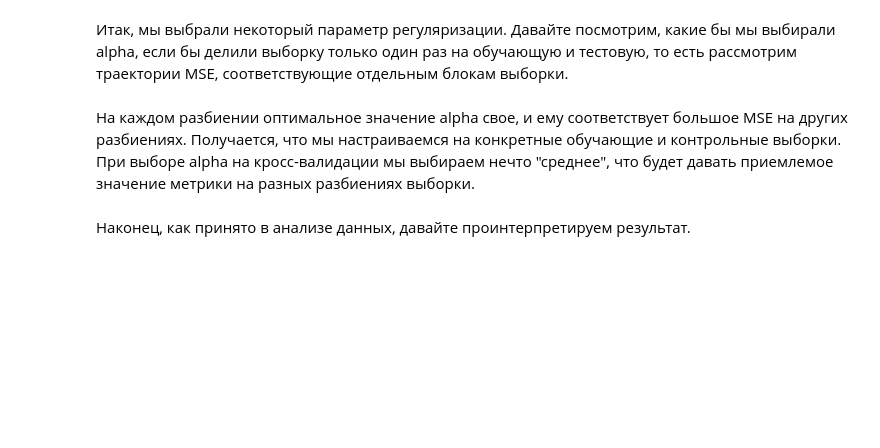
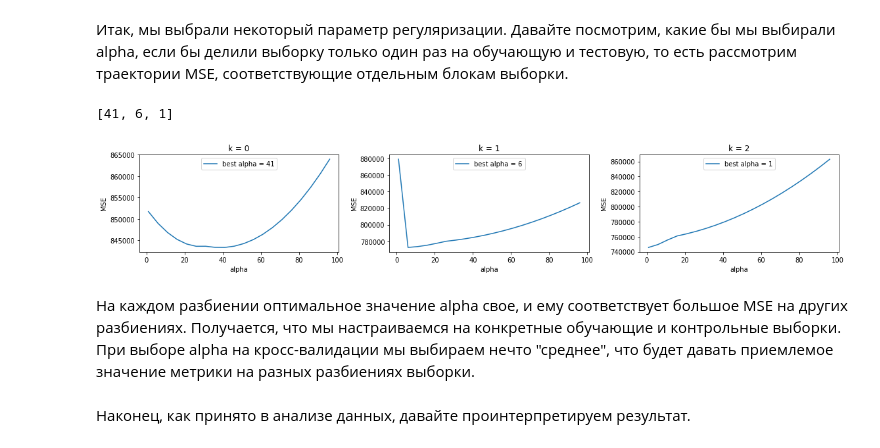
Before and after one commit to armavox/mldaspec, a Jupyter notebook: course2/notebooks/week2_peer_OverfittingTask.ipynb, the cells around one changed output. Drawn from its saved outputs; the diff is of its cells as text; code cells hidden in the pictures; blank space fills up the shorter version.

```diff
--- a/course2/notebooks/week2_peer_OverfittingTask.ipynb
+++ b/course2/notebooks/week2_peer_OverfittingTask.ipynb
@@ -196,6 +369,24 @@ alphas = np.arange(1, 100, 5)
 # Код 3.3 (1 балл)
 # Выведите значения alpha, соответствующие минимумам MSE на каждом разбиении (то есть по столбцам).
 # На трех отдельных графиках визуализируйте столбцы .mse_path_
+best_alphas = []
+for i in np.argmin(lasso_cv_reg.mse_path_, axis=0):
+    best_alphas.append(alphas_[i])
+best_alphas
+# %% [output]
+[41, 6, 1]
+# %%
+fig, axes = plt.subplots(nrows=1, ncols=3, figsize=(16, 3))
+for i in range(3):
+    axes[i].plot(alphas_, lasso_cv_reg.mse_path_[:,i], label=f'best alpha = {best_alphas[i]}')
+    axes[i].set_xlabel('alpha')
+    axes[i].set_ylabel(f'MSE')
+    axes[i].set_title(f'k = {i}')
+    axes[i].legend(loc='upper center')
+
+plt.tight_layout()
+# %% [output]
+[figure, added]
 # %% [markdown]
 На каждом разбиении оптимальное значение alpha свое, и ему соответствует большое MSE на других разбиениях. Получается, что мы настраиваемся на конкретные обучающие и контрольные выборки. При выборе alpha на кросс-валидации мы выбираем нечто "среднее", что будет давать приемлемое значение метрики на разных разбиениях выборки.
 # %% [markdown]
```
Also changed, not shown: parts of 24 cells of this notebook.
